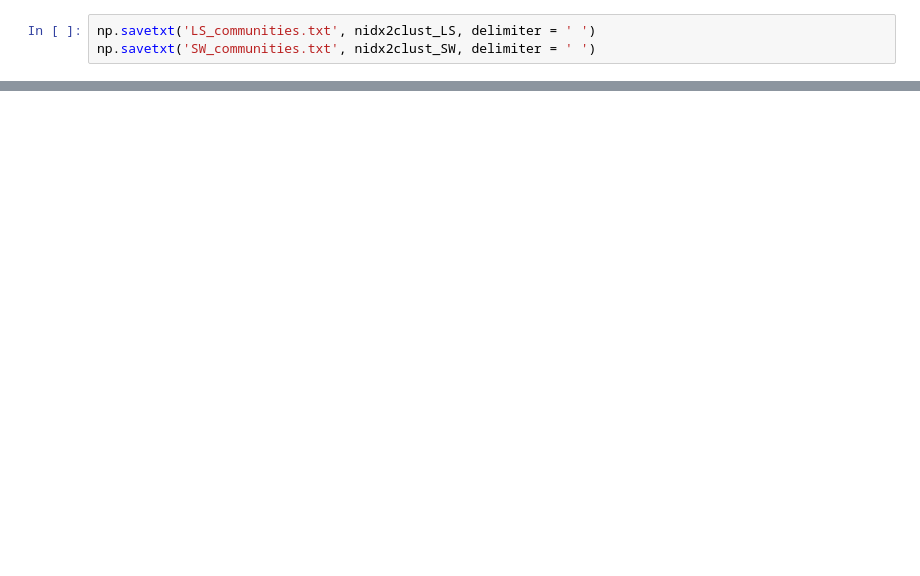
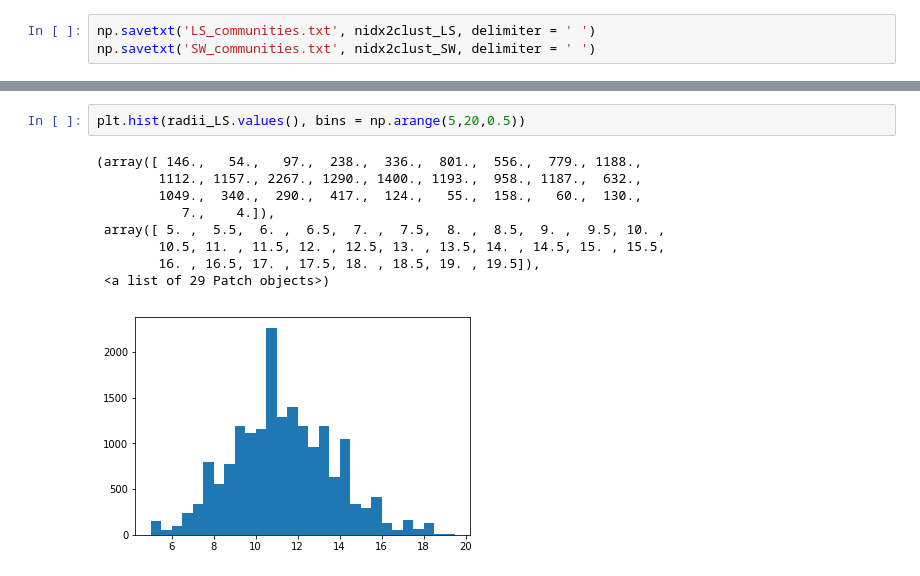
Before and after one commit to magdyksaleh/cs224w_ssm, a Jupyter notebook: notebooks/community.ipynb, the cells around one changed output, grey strips where cells are left out. Saved outputs shown, nothing was run; the diff lists cells and outputs as text; blank space fills up the shorter version.

```diff
--- a/notebooks/community.ipynb
+++ b/notebooks/community.ipynb
@@ -86,0 +99,12 @@ np.savetxt('SW_communities.txt', nidx2clust_SW, delimiter = ' ')
+# %%
+plt.hist(radii_LS.values(), bins = np.arange(5,20,0.5))
+# %% [output]
+(array([ 146.,   54.,   97.,  238.,  336.,  801.,  556.,  779., 1188.,
+        1112., 1157., 2267., 1290., 1400., 1193.,  958., 1187.,  632.,
+        1049.,  340.,  290.,  417.,  124.,   55.,  158.,   60.,  130.,
+           7.,    4.]),
+ array([ 5. ,  5.5,  6. ,  6.5,  7. ,  7.5,  8. ,  8.5,  9. ,  9.5, 10. ,
+        10.5, 11. , 11.5, 12. , 12.5, 13. , 13.5, 14. , 14.5, 15. , 15.5,
+        16. , 16.5, 17. , 17.5, 18. , 18.5, 19. , 19.5]),
+ <a list of 29 Patch objects>)
+[figure, added]
```
Also changed, not shown: parts of 15 cells of this notebook, 2 other files.
